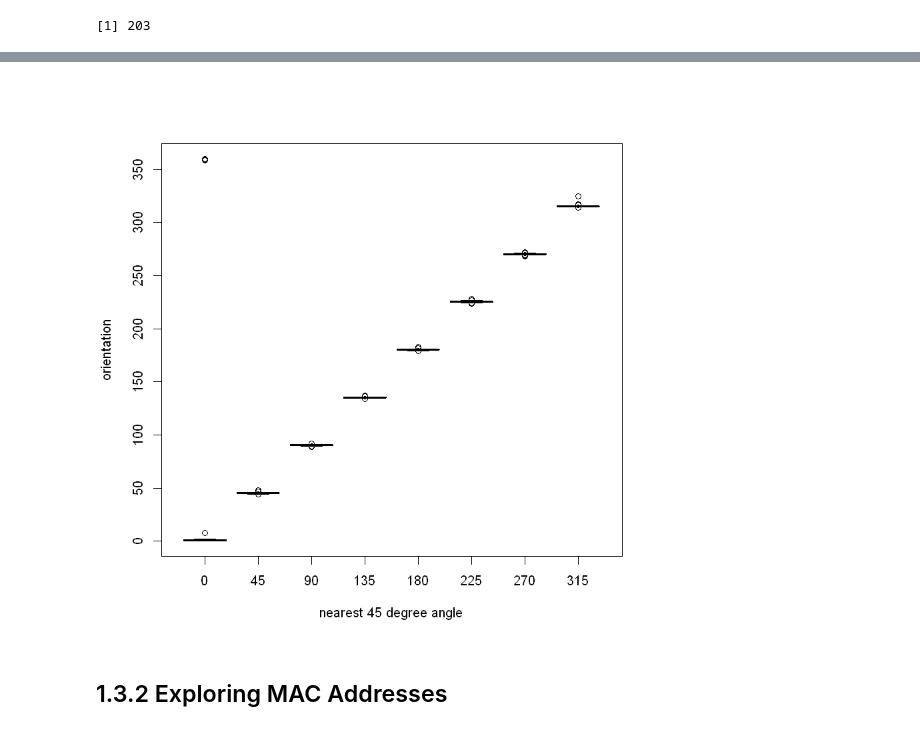
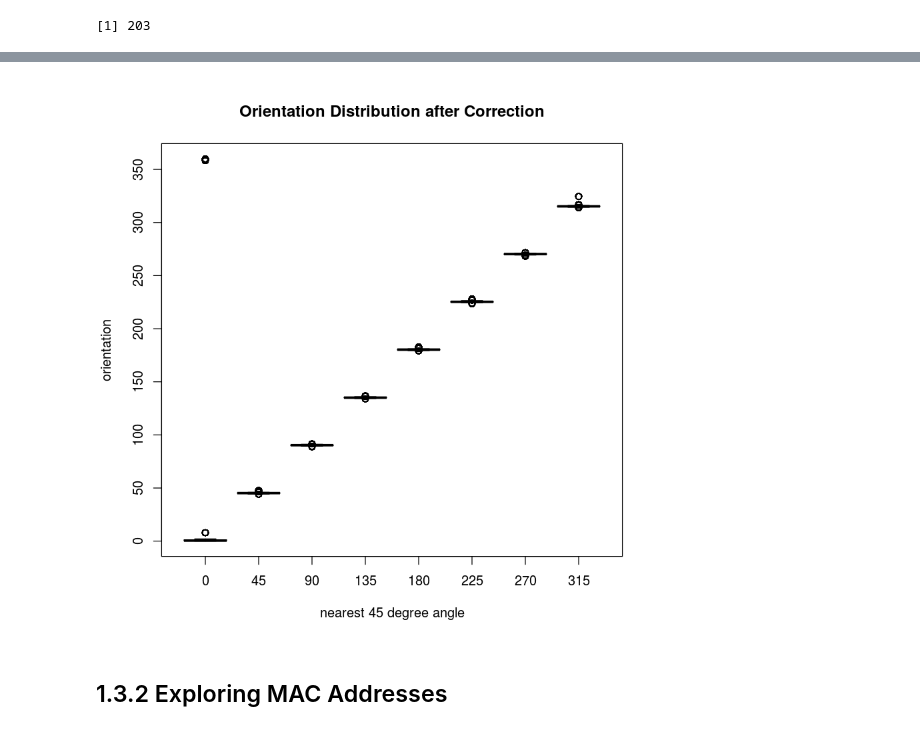
Before and after one commit to CaseyRMartinez/QTW_CaseStudies, a Jupyter notebook: RTLS_CaseStudy1.ipynb, the cells around one changed output, grey strips where cells are left out. Cells and saved outputs as stored; diff of their text form; code cells hidden in the pictures.

```diff
--- a/RTLS_CaseStudy1.ipynb
+++ b/RTLS_CaseStudy1.ipynb
@@ -3,7 +3,7 @@
 path1 = 'C:/Users/casey/Dropbox/SMU_DataScience/MSDS_7333_QuantifyingTheWorld/Homework/CaseStudy1/offline.final.trace.txt'
 path2 = "/home/kyle/Documents/thomaskh522@gmail.com/SMU/Quant the World/RTLS_CaseStudy/Data/offline_data.txt"
 
-# data = readLines(path1)
+data = readLines(path2)
 # sum(substr(data, 1,1) == "#")
 # length(data)
 # %%
@@ -193,8 +196,9 @@ roundOrientation = function(angles) {
 offline$angle = roundOrientation(offline$orientation)
 # %%
 with(offline, boxplot(orientation ~ angle, xlab = "nearest 45 degree angle", ylab="orientation"))
+title("Orientation Distribution after Correction")
 # %% [output]
-[figure, old version]
+[figure, new version]
 # %% [markdown]
 ## 1.3.2 Exploring MAC Addresses
 # %%
```
Also changed, not shown: parts of 3 cells of this notebook, 3 other files.
